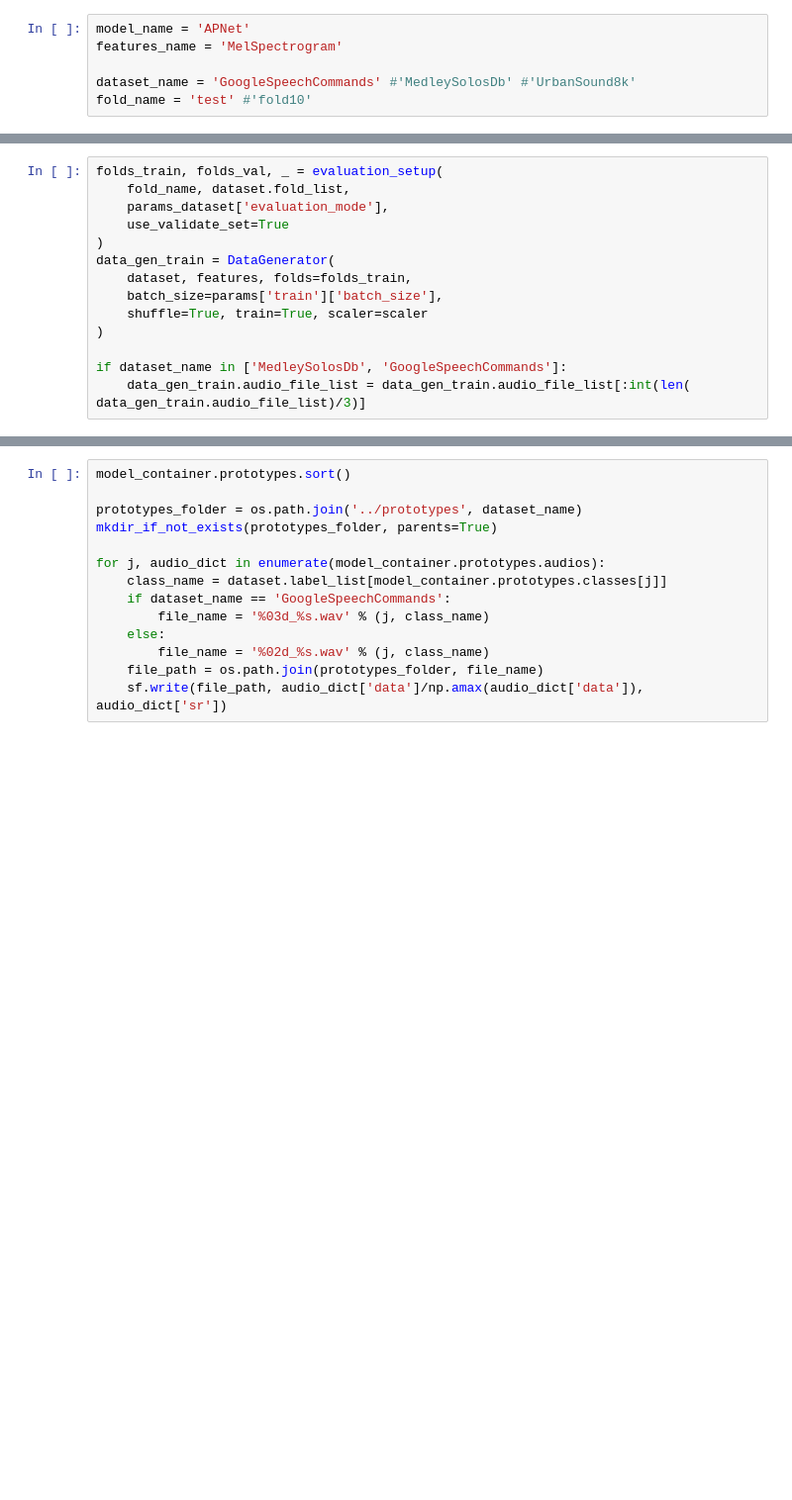
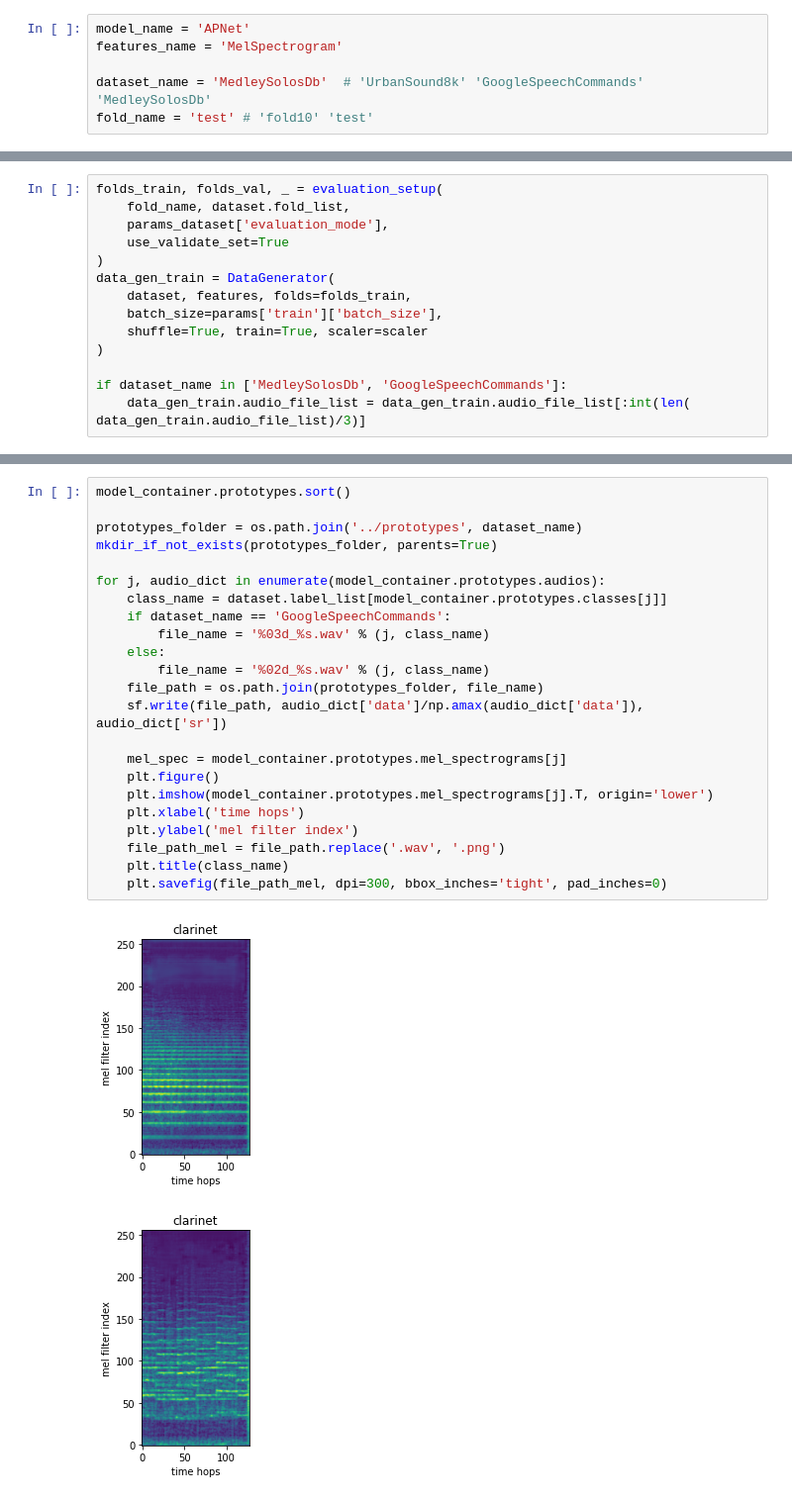
Before and after one commit to pzinemanas/APNet, a Jupyter notebook: notebooks/extract_prototypes_audio.ipynb, the cells around one changed output, grey strips where cells are left out. Shown at 99% size. Drawn from its saved outputs; the diff is of its cells as text; blank space fills up the shorter version.

```diff
--- a/notebooks/extract_prototypes_audio.ipynb
+++ b/notebooks/extract_prototypes_audio.ipynb
@@ -36,8 +37,8 @@ datasets = {
 model_name = 'APNet'
 features_name = 'MelSpectrogram'
 
-dataset_name = 'GoogleSpeechCommands' #'MedleySolosDb' #'UrbanSound8k'
-fold_name = 'test' #'fold10'
+dataset_name = 'MedleySolosDb'  # 'UrbanSound8k' 'GoogleSpeechCommands'  'MedleySolosDb'
+fold_name = 'test' # 'fold10' 'test'
 # %%
 # Get parameters
 exp_path = '../experiments'
@@ -132,14 +133,26 @@ Done!
 # %%
 model_container.prototypes.sort()
 
 prototypes_folder = os.path.join('../prototypes', dataset_name)
 mkdir_if_not_exists(prototypes_folder, parents=True)
 
 for j, audio_dict in enumerate(model_container.prototypes.audios):
     class_name = dataset.label_list[model_container.prototypes.classes[j]]
     if dataset_name == 'GoogleSpeechCommands':
         file_name = '%03d_%s.wav' % (j, class_name)
     else:
         file_name = '%02d_%s.wav' % (j, class_name)
     file_path = os.path.join(prototypes_folder, file_name)
     sf.write(file_path, audio_dict['data']/np.amax(audio_dict['data']), audio_dict['sr'])
+
+    mel_spec = model_container.prototypes.mel_spectrograms[j]
+    plt.figure()
+    plt.imshow(model_container.prototypes.mel_spectrograms[j].T, origin='lower')
+    plt.xlabel('time hops')
+    plt.ylabel('mel filter index')
+    file_path_mel = file_path.replace('.wav', '.png')
+    plt.title(class_name)
+    plt.savefig(file_path_mel, dpi=300, bbox_inches='tight', pad_inches=0)
+# %% [output]
+[figure, added]
+[figure, added]
```
Also changed, not shown: parts of 6 cells of this notebook, 30 other files.
